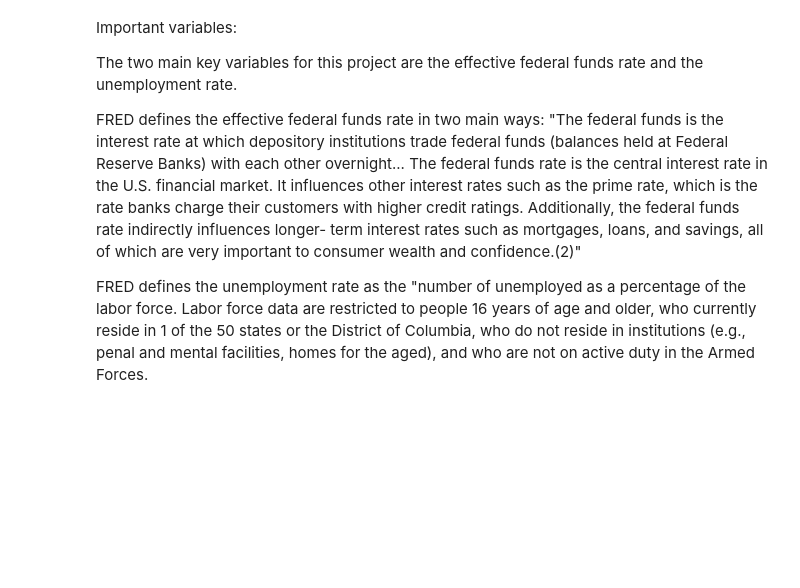
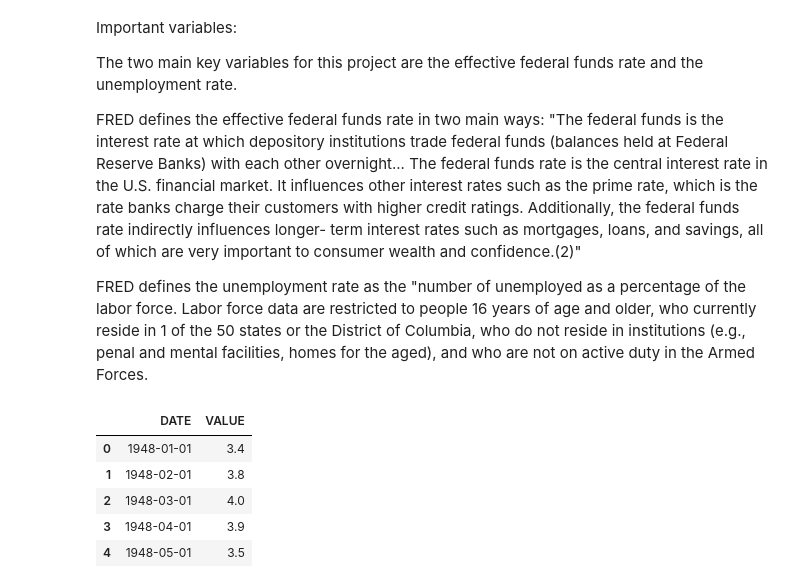
Before and after one commit to doctorkdo/Econ-149-Project, a Jupyter notebook: Econ149 Project.ipynb, the cells around one changed output. Saved outputs shown, nothing was run; the diff lists cells and outputs as text; code cells hidden in the pictures; blank space fills up the shorter version.

```diff
--- a/Econ149 Project.ipynb
+++ b/Econ149 Project.ipynb
@@ -34,0 +33,12 @@ from statsmodels.iolib.summary2 import summary_col
+# %%
+#Access Data
+url = 'http://research.stlouisfed.org/fred2/series/UNRATE/downloaddata/UNRATE.csv'
+data = pd.read_csv(url, parse_dates=True)
+data.head()
+# %% [output]
+|  | DATE | VALUE |
+| 0 | 1948-01-01 | 3.4 |
+| 1 | 1948-02-01 | 3.8 |
+| 2 | 1948-03-01 | 4.0 |
+| 3 | 1948-04-01 | 3.9 |
+| 4 | 1948-05-01 | 3.5 |
```
Also changed, not shown: parts of 9 cells of this notebook.
